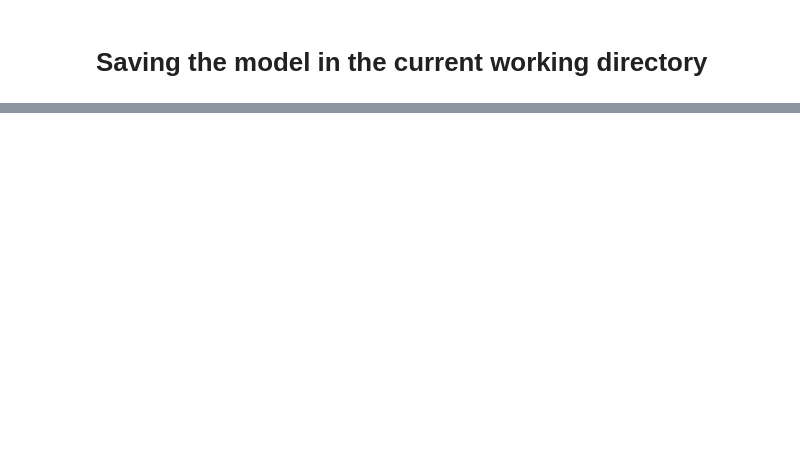
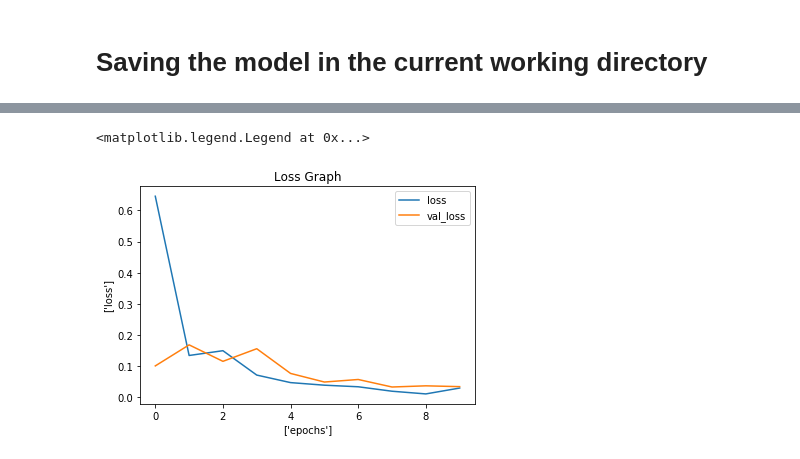
Before and after one commit to RahulBarman101/RGB-Classification, a Jupyter notebook: train.ipynb, the cells around one changed output, grey strips where cells are left out. Saved outputs shown, nothing was run; the diff lists cells and outputs as text; code cells hidden in the pictures; blank space fills up the shorter version.

```diff
--- a/train.ipynb
+++ b/train.ipynb
@@ -164,0 +172,10 @@ model.save('trained_model.h5')
+# %%
+plt.plot(history.history['loss'])
+plt.plot(history.history['val_loss'])
+plt.xlabel(['epochs'])
+plt.ylabel(['loss'])
+plt.title('Loss Graph')
+plt.legend(['loss','val_loss'])
+# %% [output]
+<matplotlib.legend.Legend at 0x...>
+[figure, added]
```
Also changed, not shown: parts of 7 cells of this notebook.
